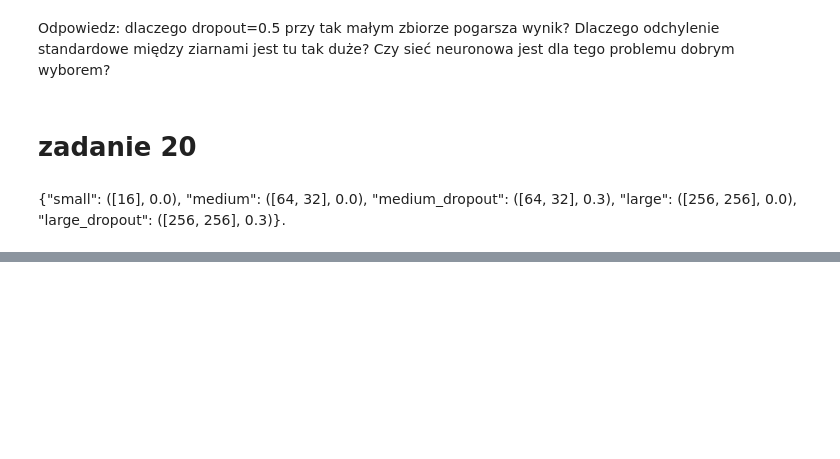
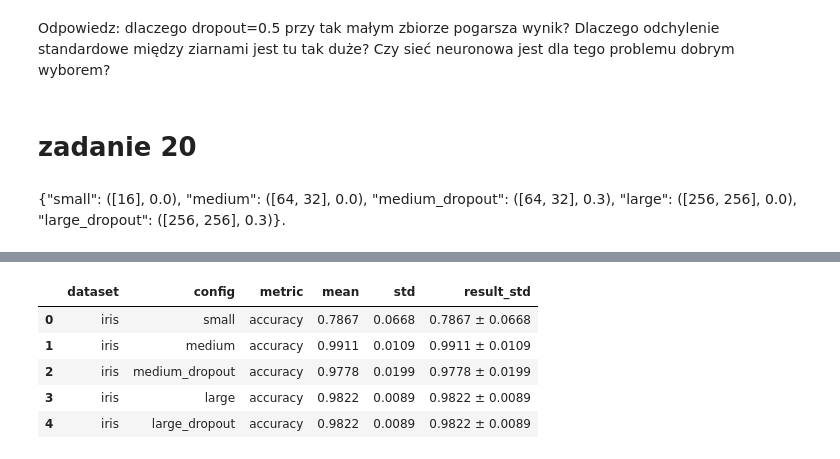
Before and after one commit to michallitwin/python-learning, a Jupyter notebook: python_dl/exercises3.ipynb, the cells around one changed output, grey strips where cells are left out. Cells and saved outputs as stored; diff of their text form; code cells hidden in the pictures; blank space fills up the shorter version.

```diff
--- a/python_dl/exercises3.ipynb
+++ b/python_dl/exercises3.ipynb
@@ -1161,0 +1197,9 @@ res_iris = benchmark_dataset(
+# %%
+res_iris
+# %% [output]
+|  | dataset | config | metric | mean | std | result_std |
+| 0 | iris | small | accuracy | 0.7867 | 0.0668 | 0.7867 ± 0.0668 |
+| 1 | iris | medium | accuracy | 0.9911 | 0.0109 | 0.9911 ± 0.0109 |
+| 2 | iris | medium_dropout | accuracy | 0.9778 | 0.0199 | 0.9778 ± 0.0199 |
+| 3 | iris | large | accuracy | 0.9822 | 0.0089 | 0.9822 ± 0.0089 |
+| 4 | iris | large_dropout | accuracy | 0.9822 | 0.0089 | 0.9822 ± 0.0089 |
```
Also changed, not shown: parts of 34 cells of this notebook.
